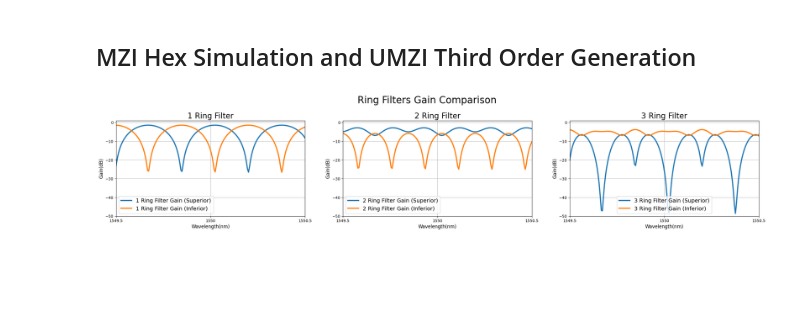
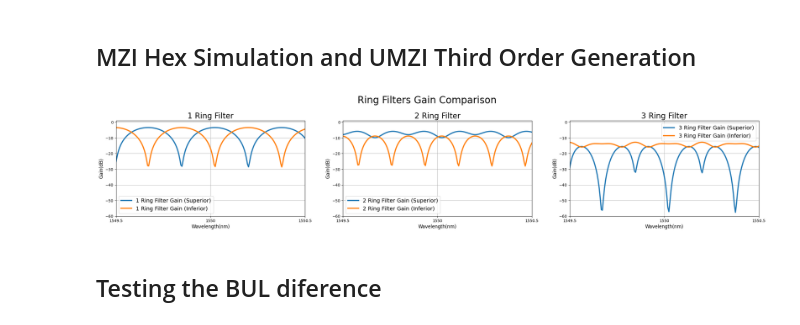
Before and after one commit to CaioRodrigues200/Programmable-Multifunctional-Circuit, a Jupyter notebook: Simulations/INTERCONNECT_Leo.ipynb, the cells around one changed output. Saved outputs shown, nothing was run; the diff lists cells and outputs as text; code cells hidden in the pictures; blank space fills up the shorter version.

```diff
--- a/Simulations/INTERCONNECT_Leo.ipynb
+++ b/Simulations/INTERCONNECT_Leo.ipynb
@@ -454,25 +454,25 @@ GenerateHexMZI(loss, process, theta_matrix3)
 inter.set({'x position':1800,'y position':1000})
 
 # Input MZI
-inter.addelement('MZI_IDEAL_CELL')
+inter.addelement('MZI_WITH_LOSS')
 inter.set({'name': 'TC_in','Theta 1' : π/2,'x position':-200,'y position':800});
 
 # Filter 1 to 2 MZI
-inter.addelement('MZI_IDEAL_CELL')
+inter.addelement('MZI_WITH_LOSS')
 inter.set({'name': 'TC_1-2','Theta 1' : π/2, 'x position':900,'y position':600});
 
 # Filter 2 to 3 MZI
-inter.addelement('MZI_IDEAL_CELL')
+inter.addelement('MZI_WITH_LOSS')
 inter.set({'name': 'TC_2-3','Theta 1' : π/2, 'x position':1400,'y position':1000});
 
 # Filter 3 to out
-inter.addelement('MZI_IDEAL_CELL')
+inter.addelement('MZI_WITH_LOSS')
 inter.set({'name': 'TC_out','Theta 1' : π/2, 'x position':2400,'y position':1000});
 
 
 for i in range(5):
    # Bar to out
-    inter.addelement('MZI_IDEAL_CELL')
+    inter.addelement('MZI_WITH_LOSS')
     inter.set({'name': 'Bar'+str(i+1),'Theta 1' : π, 'x position':2700+i*300,'y position':1000});
 
 # Connections
@@ -500,6 +500,8 @@ inter.connect('ONA_1','input 3', 'TC_2-3', 'port 3')
 inter.connect('ONA_1','input 4', 'TC_2-3', 'port 4');
 inter.connect('ONA_1','input 5', 'Bar5', 'port 3')
 inter.connect('ONA_1','input 6', 'Bar5', 'port 4');
+# %%
+inter.run()
 # %%
 ring1_gain1 = inter.getresult('ONA_1','input 1/mode 1/gain')['TE gain (dB)']
 ring1_gain2 = inter.getresult('ONA_1','input 2/mode 1/gain')['TE gain (dB)']
@@ -520,35 +522,37 @@ fig[0].plot(λ, ring1_gain1, label='1 Ring Filter Gain (Superior)', linewidth=3)
 fig[0].plot(λ, ring1_gain2, label='1 Ring Filter Gain (Inferior)', linewidth=3)
 fig[0].legend(fontsize=14)
 fig[0].set_xlim(1549.5, 1550.5)
-fig[0].set_ylim(-50, 1)
+fig[0].set_ylim(-60, 1)
 fig[0].set_xticks([1549.5, 1550, 1550.5], ['1549.5', '1550', '1550.5'])
 fig[0].set_ylabel('Gain(dB)', fontsize=12)
 fig[0].set_xlabel('Wavelength(nm)', fontsize=12)
 
 fig[1].set_title('2 Ring Filter', fontsize=20)
 fig[1].grid()
 fig[1].plot(λ, ring2_gain1, label='2 Ring Filter Gain (Superior)', linewidth=3)
 fig[1].plot(λ, ring2_gain2, label='2 Ring Filter Gain (Inferior)', linewidth=3)
 fig[1].legend(fontsize=14)
 fig[1].set_xlim(1549.5, 1550.5)
-fig[1].set_ylim(-50, 1)
+fig[1].set_ylim(-60, 1)
 fig[1].set_xticks([1549.5, 1550, 1550.5], ['1549.5', '1550', '1550.5'])
 fig[1].set_ylabel('Gain(dB)', fontsize=12)
 fig[1].set_xlabel('Wavelength(nm)', fontsize=12)
 
 
 fig[2].set_title('3 Ring Filter', fontsize=20)
 fig[2].grid()
 fig[2].plot(λ, out_gain1, label='3 Ring Filter Gain (Superior)' , linewidth=3)
 fig[2].plot(λ, out_gain2, label='3 Ring Filter Gain (Inferior)', linewidth=3)
 fig[2].legend(fontsize=14)
 fig[2].set_xlim(1549.5, 1550.5)
-fig[2].set_ylim(-50, 1)
+fig[2].set_ylim(-60, 1)
 fig[2].set_xticks([1549.5, 1550, 1550.5], ['1549.5', '1550', '1550.5'])
 fig[2].set_ylabel('Gain(dB)', fontsize=12)
 fig[2].set_xlabel('Wavelength(nm)', fontsize=12)
 
 # Salvar a figura
 figure5.savefig('../Media/Ring_Filters_Comparison.png', bbox_inches='tight')
 # %% [output]
-[figure, old version]
+[figure, new version]
+# %% [markdown]
+## Testing the BUL diference
```
Also changed, not shown: parts of 5 cells of this notebook, 8 other files.
